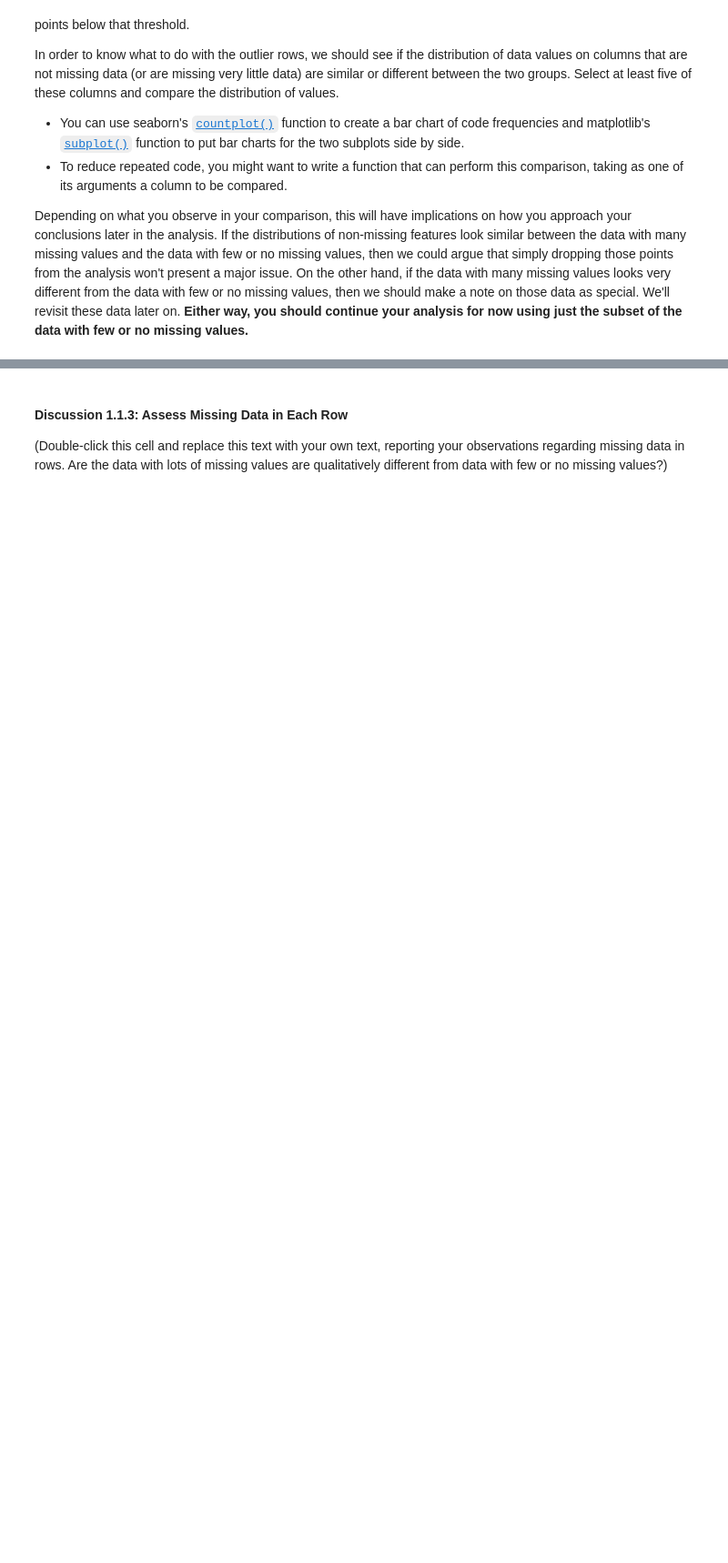
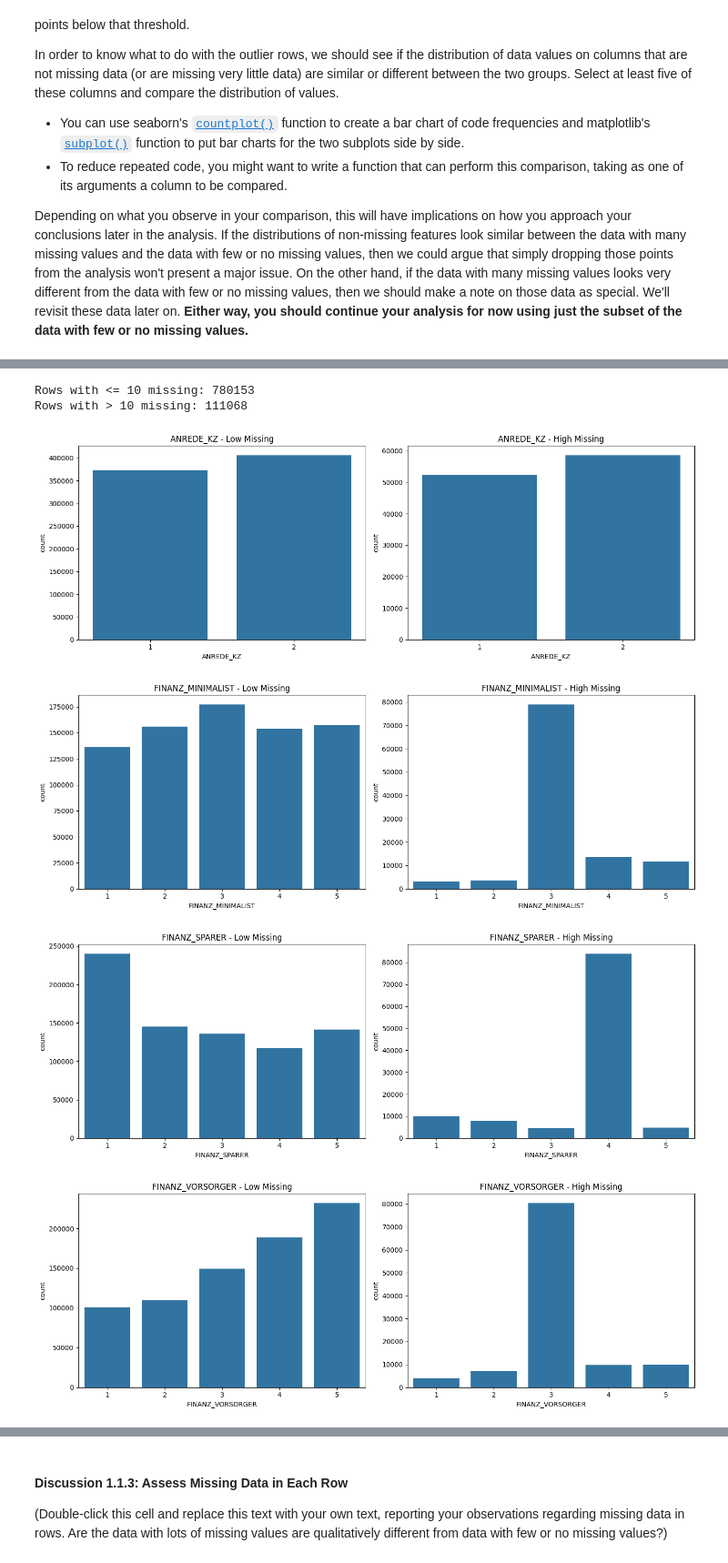
Before and after one commit to randallsutton/playground-ai, a Jupyter notebook: customer-classifier/Identify_Customer_Segments.ipynb, the cells around one changed output, grey strips where cells are left out. Shown at 91% size. Drawn from its saved outputs; the diff is of its cells as text; code cells hidden in the pictures; blank space fills up the shorter version.

```diff
--- a/customer-classifier/Identify_Customer_Segments.ipynb
+++ b/customer-classifier/Identify_Customer_Segments.ipynb
@@ -321,6 +397,40 @@ Depending on what you observe in your comparison, this will have implications on
 # %%
 # Write code to divide the data into two subsets based on the number of missing
 # values in each row.
+threshold = 10
+
+# Split the data
+low_missing = azdias_data_clean[row_missing <= threshold]
+high_missing = azdias_data_clean[row_missing > threshold]
+
+print(f"Rows with <= {threshold} missing: {len(low_missing)}")
+print(f"Rows with > {threshold} missing: {len(high_missing)}")
+# %% [output]
+Rows with <= 10 missing: 780153
+Rows with > 10 missing: 111068
+# %%
+def compare_distributions(column, low_df, high_df):
+    fig, axes = plt.subplots(1, 2, figsize=(14, 5))
+
+    sns.countplot(x=column, data=low_df, ax=axes[0])
+    axes[0].set_title(f"{column} - Low Missing")
+    axes[0].tick_params(axis="x")
+
+    sns.countplot(x=column, data=high_df, ax=axes[1])
+    axes[1].set_title(f"{column} - High Missing")
+    axes[1].tick_params(axis="x")
+
+    plt.tight_layout()
+    plt.show()
 # %%
 # Compare the distribution of values for at least five columns where there are
 # no or few missing values, between the two subsets.
+low_missing_cols = azdias_data_clean.columns[azdias_data_clean.isna().sum() == 0].tolist()[:5]
+
+for col in low_missing_cols:
+    compare_distributions(col, low_missing, high_missing)
+# %% [output]
+[figure, added]
+[figure, added]
+[figure, added]
+[figure, added]
```
Also changed, not shown: parts of 8 cells of this notebook.
